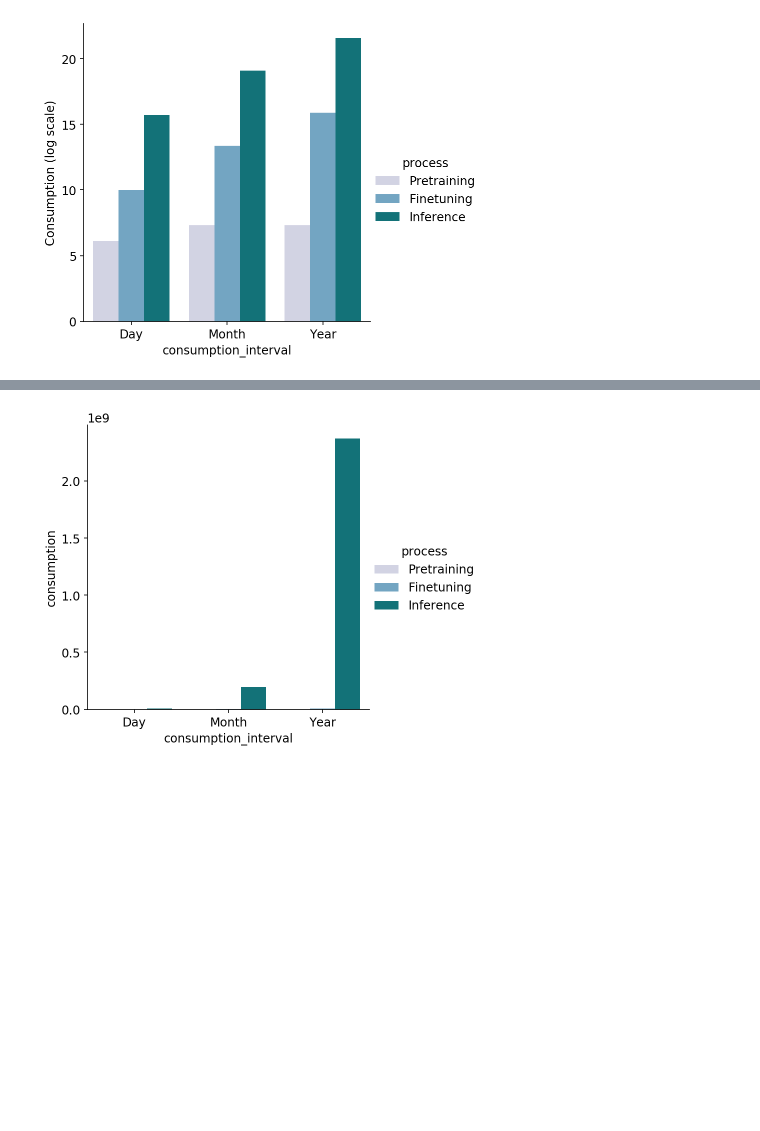
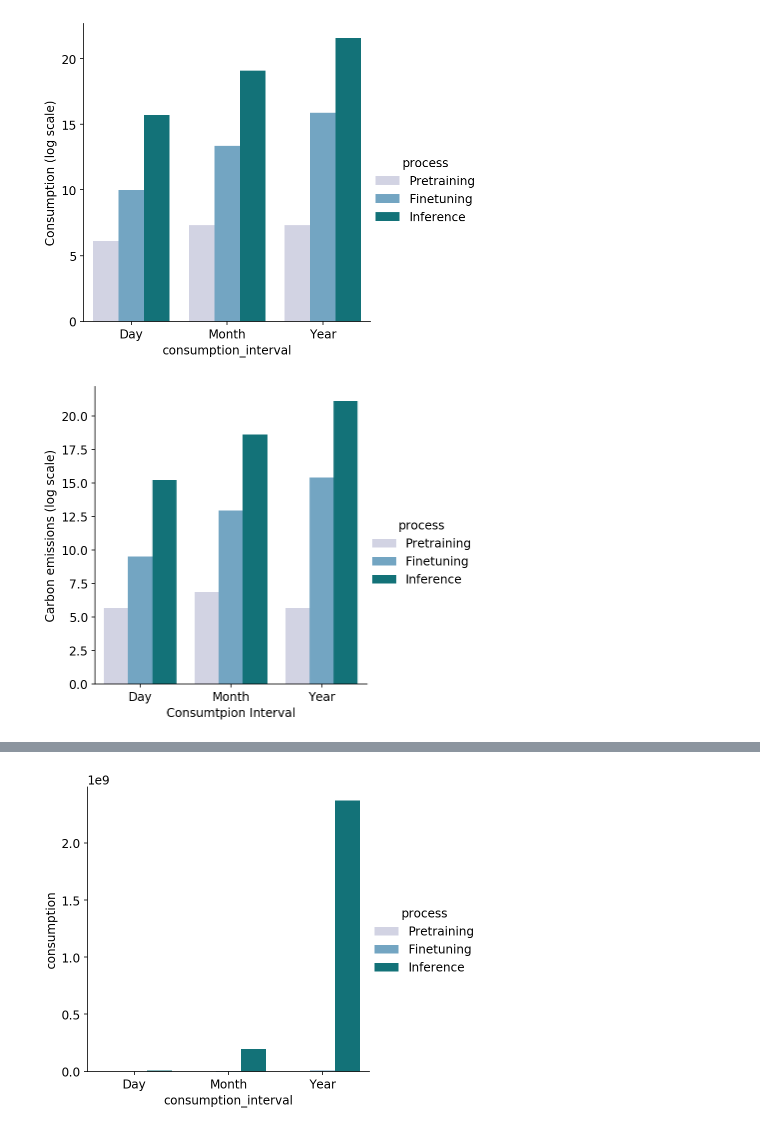
Before and after one commit to MScDissertation/NLP, a Jupyter notebook: InferencePowerMonitor.ipynb, the cells around one changed output, grey strips where cells are left out. Saved outputs shown, nothing was run; the diff lists cells and outputs as text; code cells hidden in the pictures; blank space fills up the shorter version.

Commit message:
overall consumptions

```diff
--- a/InferencePowerMonitor.ipynb
+++ b/InferencePowerMonitor.ipynb
@@ -205,2 +207,10 @@ g = sns.catplot(x="consumption_interval", y="Consumption (log scale)", hue="proc
 # %% [output]
 [figure]
+# %%
+plot_df["CO2e (log scale)"] = np.log(plot_df['co2'])
+g = sns.catplot(x="consumption_interval", y="CO2e (log scale)", hue="process", data=plot_df,
+                 kind="bar", palette='PuBuGn')
+g.set(ylabel="Carbon emissions (log scale)", xlabel="Consumtpion Interval")
+plt.savefig('viz/overallCO2.png',dpi=300)
+# %% [output]
+[figure, added]
```
Also changed, not shown: parts of 2 cells of this notebook, 2 other files.
